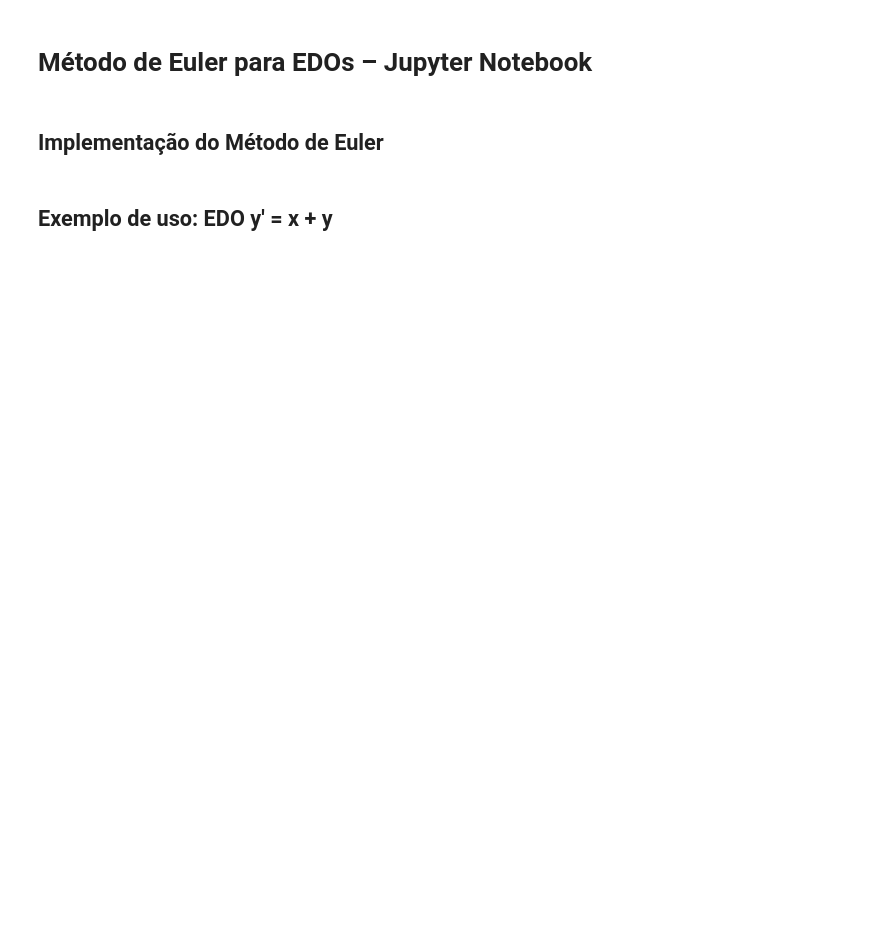
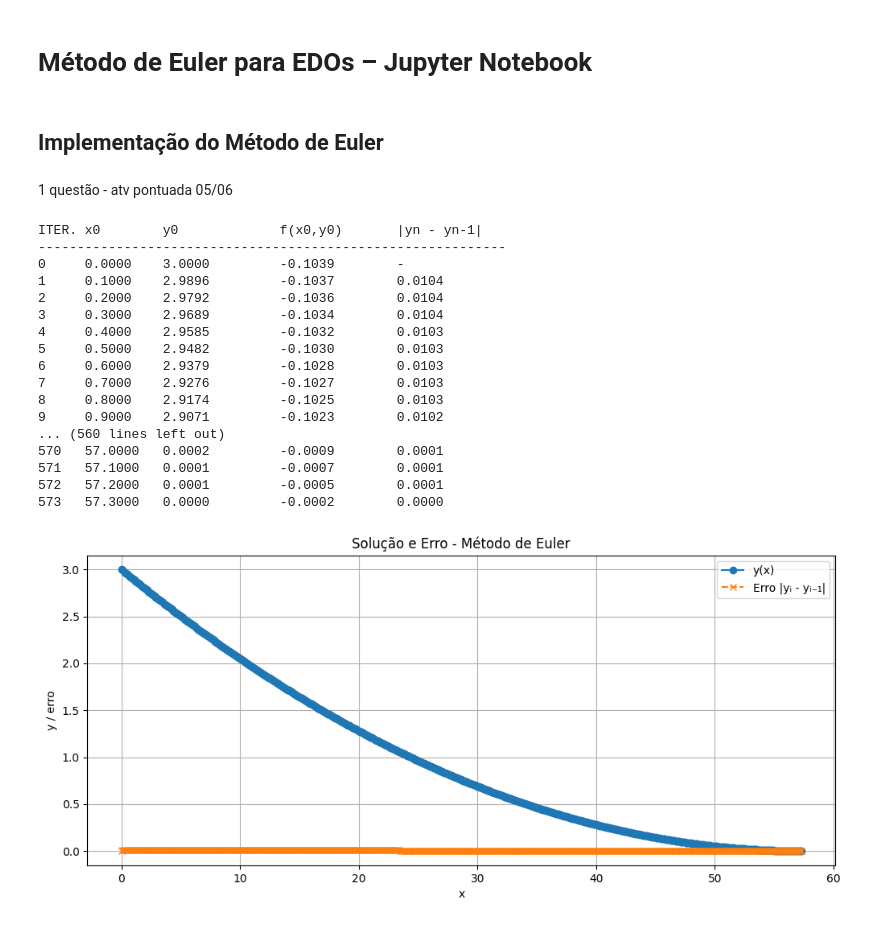
Before and after one commit to Xmagnop/NumericCalculations, a Jupyter notebook: EDOMethods/euler.ipynb, the cells around one changed output. Cells and saved outputs as stored; diff of their text form; code cells hidden in the pictures; blank space fills up the shorter version.

```diff
--- a/EDOMethods/euler.ipynb
+++ b/EDOMethods/euler.ipynb
@@ -46,5 +46,35 @@ def euler_com_tabela(f, x0, y0, h, n):
     plt.show()
 
     return np.array(x_vals), np.array(y_vals)
-# %% [markdown]
-## Exemplo de uso: EDO y' = x + y
+# %% [markdown]
+1 questão - atv pontuada 05/06
+# %%
+# Definição da função diferencial
+f = lambda x, y: -0.06*y**(1/2)
+
+# Condições iniciais
+x0 = 0
+y0 = 3
+h = 0.1
+n = 573
+
+x_vals, y_vals = euler_com_tabela(f, x0, y0, h, n)
+# %% [output]
+ITER. x0        y0             f(x0,y0)       |yn - yn-1|
+------------------------------------------------------------
+0     0.0000    3.0000         -0.1039        -
+1     0.1000    2.9896         -0.1037        0.0104
+2     0.2000    2.9792         -0.1036        0.0104
+3     0.3000    2.9689         -0.1034        0.0104
+4     0.4000    2.9585         -0.1032        0.0103
+5     0.5000    2.9482         -0.1030        0.0103
+6     0.6000    2.9379         -0.1028        0.0103
+7     0.7000    2.9276         -0.1027        0.0103
+8     0.8000    2.9174         -0.1025        0.0103
+9     0.9000    2.9071         -0.1023        0.0102
+... (560 lines left out)
+570   57.0000   0.0002         -0.0009        0.0001
+571   57.1000   0.0001         -0.0007        0.0001
+572   57.2000   0.0001         -0.0005        0.0001
+573   57.3000   0.0000         -0.0002        0.0000
+[figure, added]
```
Also changed, not shown: parts of 3 cells of this notebook, 3 other files.
